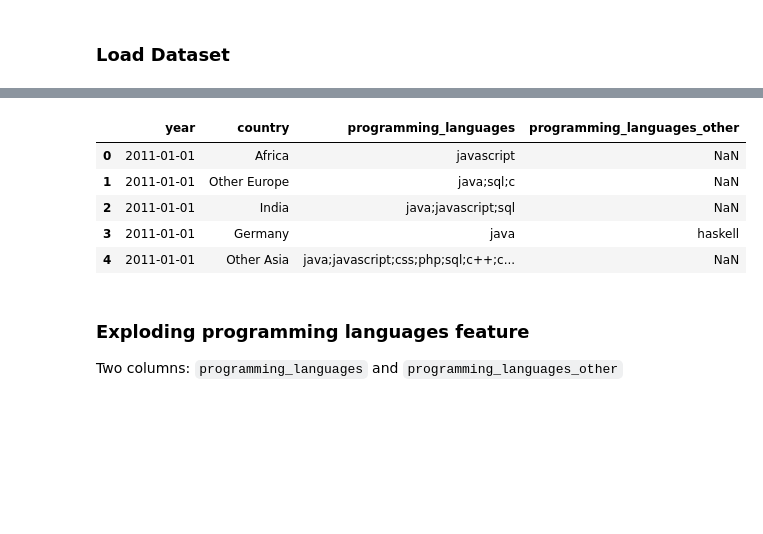
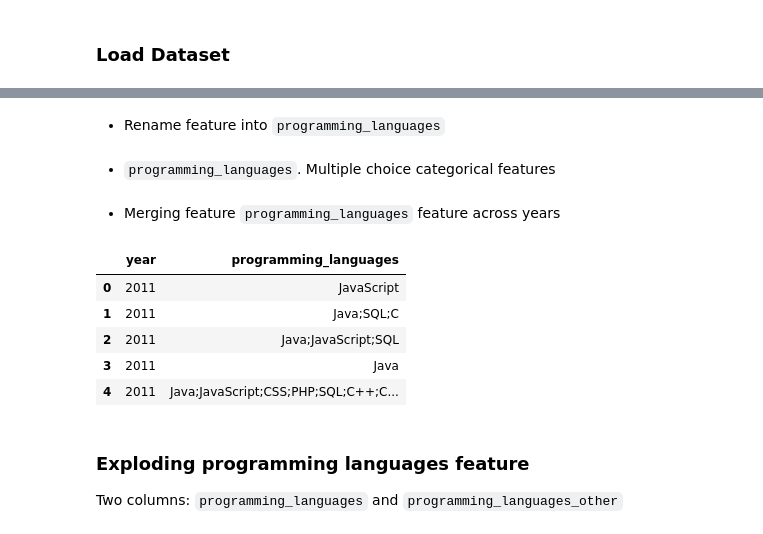
Before and after one commit to IsmaelMasharo/stack-overflow-survey-analysis, a Jupyter notebook: programming_languages_eda.ipynb, the cells around one changed output, grey strips where cells are left out. Cells and saved outputs as stored; diff of their text form; code cells hidden in the pictures; blank space fills up the shorter version.

```diff
--- a/programming_languages_eda.ipynb
+++ b/programming_languages_eda.ipynb
@@ -27,7 +26,2 @@ chart_studio.tools.set_credentials_file(username='masharo', api_key=chart_studio
 # %% [markdown]
 ### Load Dataset
-# %%
-dataset = 'survey_report_combined.csv'
-df = pd.read_csv(dataset, dtype=object, usecols=['year', 'country', 'programming_languages', 'programming_languages_other'])
-df['year'] = pd.to_datetime(df['year'], format='%Y')
-df.info()
@@ -45,0 +28,2 @@ memory usage: 12.6+ MB
+# %%
+df_explorer = SODataSetExplorer()
@@ -45,0 +52,2 @@ memory usage: 12.6+ MB
+# %% [markdown]
+* Rename feature into `programming_languages`
@@ -46,12 +61,23 @@ memory usage: 12.6+ MB
+# %% [markdown]
+* `programming_languages`. Multiple choice categorical features
+# %% [markdown]
+* Merging feature `programming_languages` feature across years
+# %%
+df_programming_languages = [
+    df[['year', 'programming_languages']] for df in df_explorer.datasets.values()
+    if 'programming_languages' in df.columns.tolist()
+]
+
+concat_programming_languages = pd.concat(df_programming_languages, ignore_index=True)
 # %%
-df.head()
+concat_programming_languages.head()
 # %% [output]
-|  | year | country | programming_languages | programming_languages_other |
-| 0 | 2011-01-01 | Africa | javascript | NaN |
-| 1 | 2011-01-01 | Other Europe | java;sql;c | NaN |
-| 2 | 2011-01-01 | India | java;javascript;sql | NaN |
-| 3 | 2011-01-01 | Germany | java | haskell |
-| 4 | 2011-01-01 | Other Asia | java;javascript;css;php;sql;c++;c... | NaN |
+|  | year | programming_languages |
+| 0 | 2011 | JavaScript |
+| 1 | 2011 | Java;SQL;C |
+| 2 | 2011 | Java;JavaScript;SQL |
+| 3 | 2011 | Java |
+| 4 | 2011 | Java;JavaScript;CSS;PHP;SQL;C++;C... |
 # %% [markdown]
 ### Exploding programming languages feature
 Two columns: `programming_languages` and `programming_languages_other`
```
Also changed, not shown: parts of 25 cells of this notebook, 11 other files.
